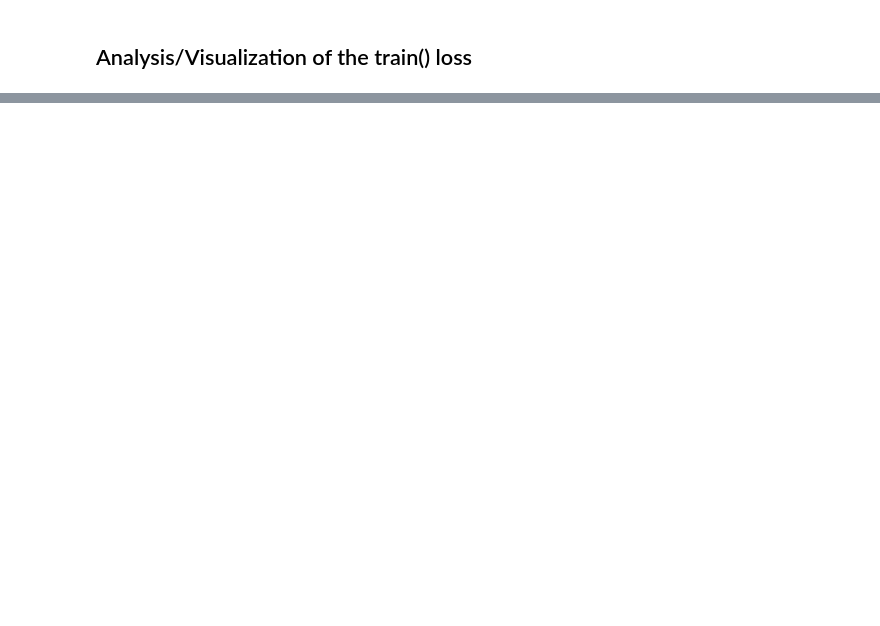
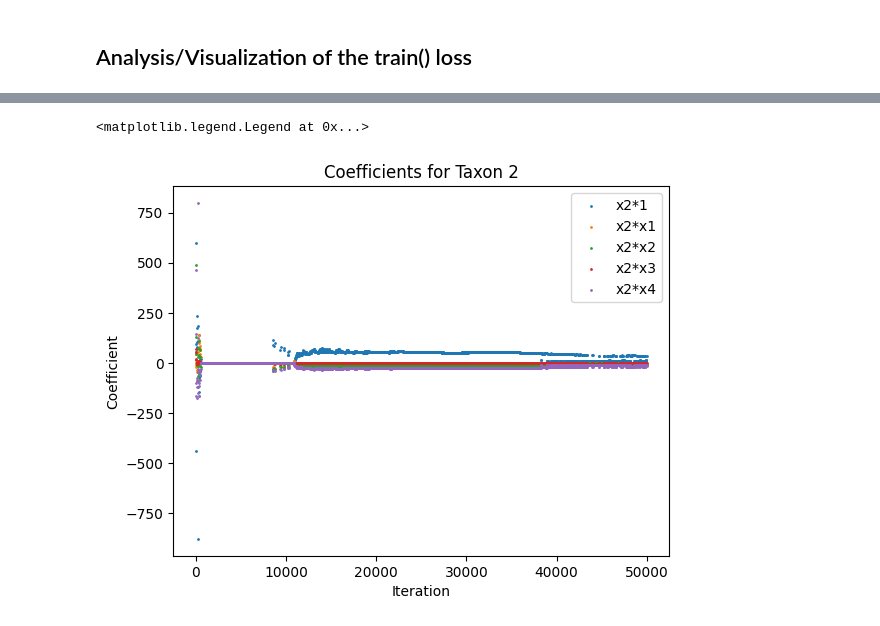
Before and after one commit to mariaproebstl/MScThesis, a Jupyter notebook: Python/DeePyMoD/own_ODE_Example_S4.ipynb, the cells around one changed output, grey strips where cells are left out. Cells and saved outputs as stored; diff of their text form; code cells hidden in the pictures; blank space fills up the shorter version.

```diff
--- a/Python/DeePyMoD/own_ODE_Example_S4.ipynb
+++ b/Python/DeePyMoD/own_ODE_Example_S4.ipynb
@@ -207,0 +179,9 @@ library.get_content(dataset.data)
+# %%
+# get a list of coefficients contained in the library
+library_values = library.get_content(dataset.data)
+
+# number of coefficients per taxon
+n_coefs = len(library_values[0])
+
+# print the list
+library_values
@@ -329,0 +370,18 @@ ax.legend()
+# %%
+taxon = 1
+output = []
+
+for coef in np.arange(n_coefs):
+    tmp_file = os.listdir(f"/data/deepymod/ODE_S4/coeffs_output_{taxon}_coeff_{coef}/")[-1]
+    file_dir = f"/data/deepymod/ODE_S4/coeffs_output_{taxon}_coeff_{coef}/" + tmp_file
+
+    output_coef = np.array([])
+    i = 0
+    # os.listdir(file_dir)
+    for summary in summary_iterator(file_dir):
+        for value in summary.summary.value:
+            # Extract relevant information from the event
+            coef_val = value.simple_value
+            output_coef = np.append(output_coef, coef_val)
+            i += 1
+    output.append(output_coef)
@@ -329,0 +390,16 @@ ax.legend()
+# %%
+n_iteration = len(output[0])
+
+fig, ax = plt.subplots()
+for coef in np.arange(n_coefs):
+    # ax.plot(output[coef], marker='o', ls='--', alpha=0.6, label=f'Coef {coef}')
+    ax.scatter(np.arange(25*n_iteration, step = 25), output[coef], label = f'{library_values[taxon][coef]}', s=1)
+ax.set_xlabel('Iteration')
+ax.set_ylabel('Coefficient')
+ax.set_title(f'Coefficients for Taxon {taxon+1}')
+ax.legend()
+# plt.xlim([0, 500])
+# plt.ylim([-500, 500])
+# %% [output]
+<matplotlib.legend.Legend at 0x...>
+[figure, added]
```
Also changed, not shown: parts of 15 cells of this notebook.
